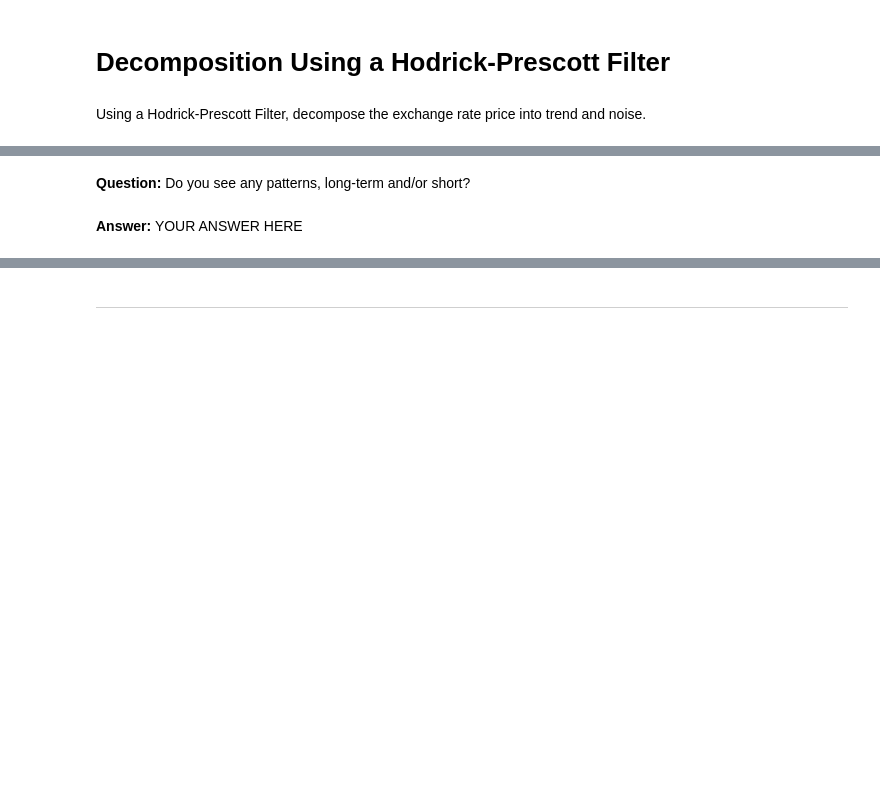
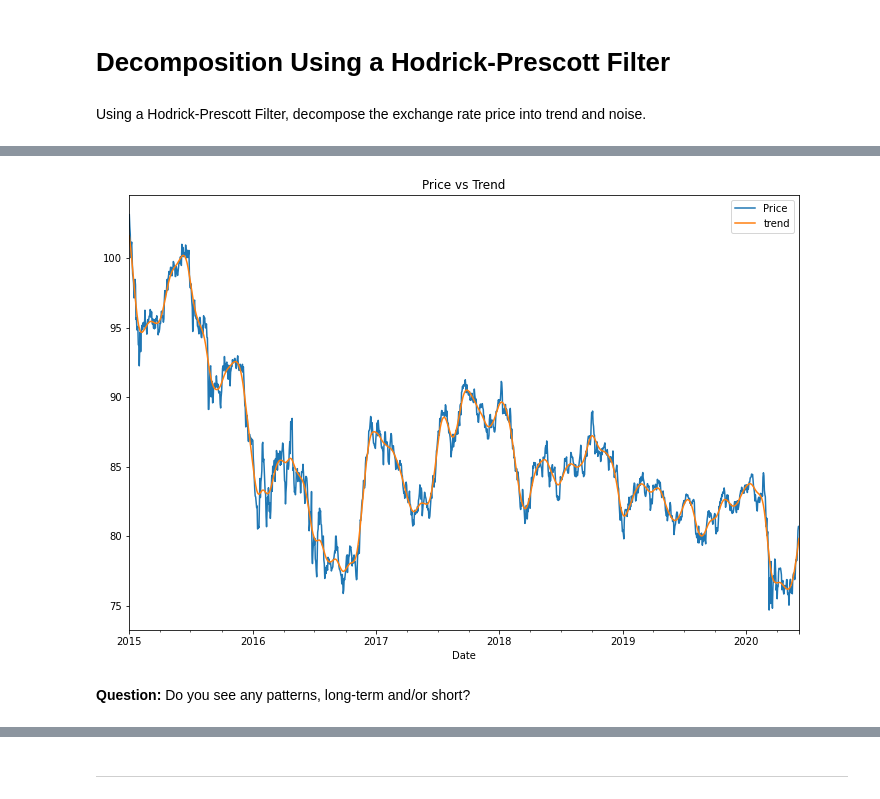
Before and after one commit to roybooker/A_Yen_for_the_Future, a Jupyter notebook: codes/jpy_time_series_anaylsis.ipynb, the cells around one changed output, grey strips where cells are left out. Drawn from its saved outputs; the diff is of its cells as text; code cells hidden in the pictures; blank space fills up the shorter version.

```diff
--- a/codes/jpy_time_series_anaylsis.ipynb
+++ b/codes/jpy_time_series_anaylsis.ipynb
@@ -63,7 +64,10 @@ yen_futures_fig.savefig("Yen_Future_Settle_Prices.png")
 import statsmodels.api as sm
 
 # Apply the Hodrick-Prescott Filter by decomposing the exchange rate price into two separate series:
-# YOUR CODE HERE!
+settle_noise, settle_trend = sm.tsa.filters.hpfilter(cad_jpy_df['Price'])
 # %%
 # Create a dataframe of just the exchange rate price, and add columns for "noise" and "trend" series from above:
-# YOUR CODE HERE!
+yen_futures_df = cad_jpy_df[['Price']].copy()
+yen_futures_df['noise'] = settle_noise
+yen_futures_df['trend'] = settle_trend
+yen_futures_df.head()
@@ -70,7 +82,9 @@ import statsmodels.api as sm
 # %%
 # Plot the Exchange Rate Price vs. the Trend for 2015 to the present
-# YOUR CODE HERE!
+settle_trend_plot=yen_futures_df['2015':].plot(y=['Price','trend'],title="Price vs Trend",figsize=(12,8),legend=True)
+settle_trend_fig = settle_trend_plot.get_figure()
+settle_trend_fig.savefig("Price vs Trend.png")
+# %% [output]
+[figure, added]
 # %% [markdown]
 **Question:** Do you see any patterns, long-term and/or short?
-# %% [markdown]
-**Answer:** YOUR ANSWER HERE
```
Also changed, not shown: parts of 31 cells of this notebook, 5 other files.
